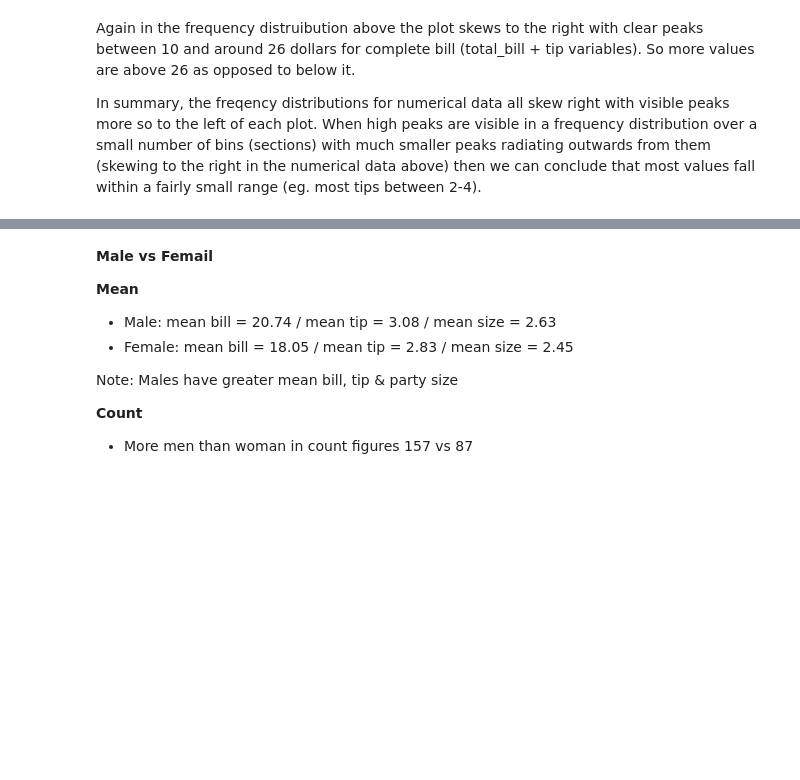
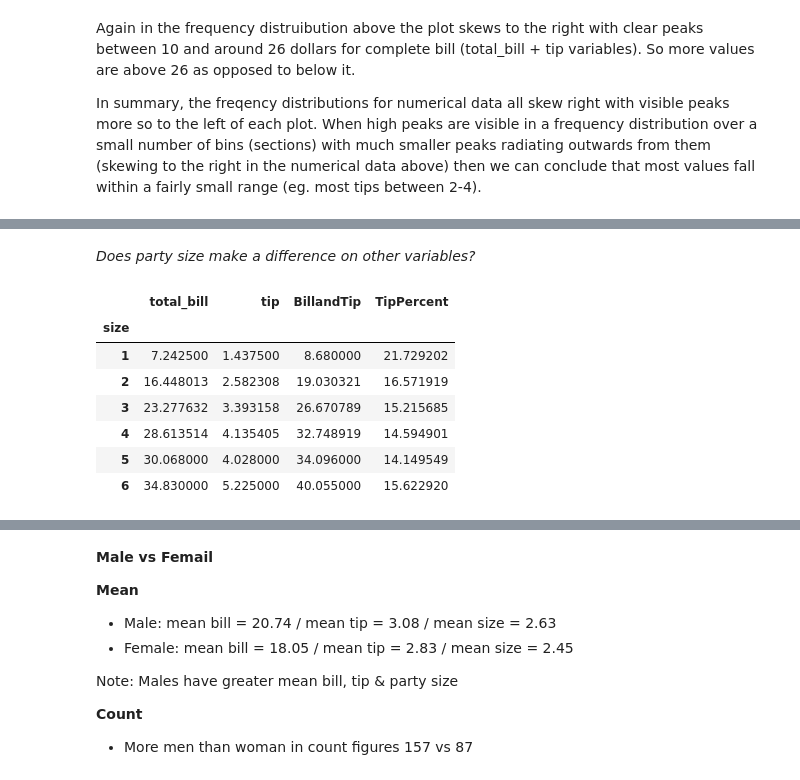
Before and after one commit to edelcorcoran/FDA-Project, a Jupyter notebook: Tips.ipynb, the cells around one changed output, grey strips where cells are left out. Saved outputs shown, nothing was run; the diff lists cells and outputs as text; code cells hidden in the pictures; blank space fills up the shorter version.

```diff
--- a/Tips.ipynb
+++ b/Tips.ipynb
@@ -376,0 +408,14 @@ df.sort_values(by='tip')
+# %% [markdown]
+_Does party size make a difference on other variables?_
+# %%
+# Look at average values for numerical data based on group size.
+df.groupby(by='size').mean()
+# %% [output]
+|  | total_bill | tip | BillandTip | TipPercent |
+| size |  |  |  |  |
+| 1 | 7.242500 | 1.437500 | 8.680000 | 21.729202 |
+| 2 | 16.448013 | 2.582308 | 19.030321 | 16.571919 |
+| 3 | 23.277632 | 3.393158 | 26.670789 | 15.215685 |
+| 4 | 28.613514 | 4.135405 | 32.748919 | 14.594901 |
+| 5 | 30.068000 | 4.028000 | 34.096000 | 14.149549 |
+| 6 | 34.830000 | 5.225000 | 40.055000 | 15.622920 |
```
Also changed, not shown: parts of 39 cells of this notebook.
